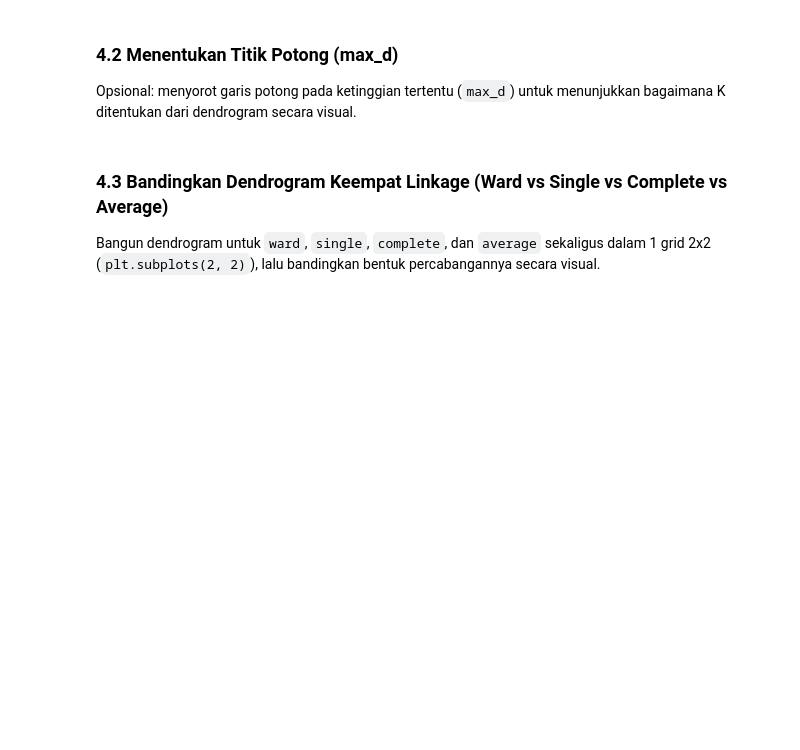
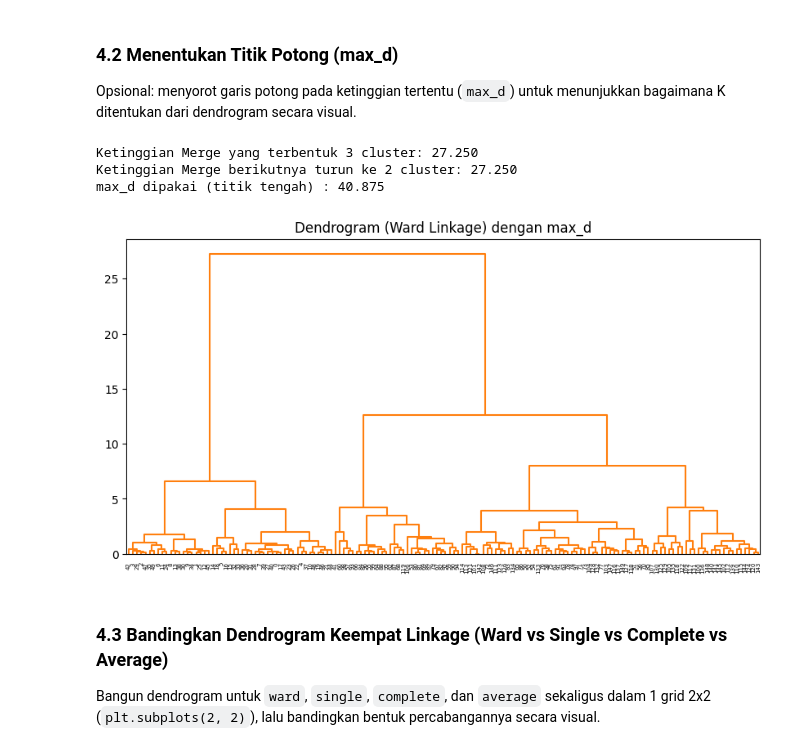
Before and after one commit to Renobelajar/prak-datascience-5, a Jupyter notebook: Template_5_Clustering-Hierarchical.ipynb, the cells around one changed output. Drawn from its saved outputs; the diff is of its cells as text; code cells hidden in the pictures; blank space fills up the shorter version.

Commit message:
titik potong

```diff
--- a/Template_5_Clustering-Hierarchical.ipynb
+++ b/Template_5_Clustering-Hierarchical.ipynb
@@ -126,6 +126,28 @@ plt.show()
 ### 4.2 Menentukan Titik Potong (max_d)
 
 Opsional: menyorot garis potong pada ketinggian tertentu (`max_d`) untuk menunjukkan bagaimana K ditentukan dari dendrogram secara visual.
+# %%
+k_target = 3
+n = X_scaled.shape[0]
+
+idx_masuk_k = n - k_target + 1
+idx_keluar_k = n - k_target + 1
+max_d = Z[idx_masuk_k, 2] + Z[idx_keluar_k, 2] / 2
+
+print(f"Ketinggian Merge yang terbentuk {k_target} cluster: {Z[idx_masuk_k, 2]:.3f}")
+print(f"Ketinggian Merge berikutnya turun ke {k_target - 1} cluster: {Z[idx_keluar_k, 2]:.3f}")
+print(f"max_d dipakai (titik tengah) : {max_d:.3f}")
+
+plt.figure(figsize=(10, 5))
+dendrogram(Z, color_threshold=max_d)
+plt.axhline(y=max_d,linestyle='--')
+plt.title("Dendrogram (Ward Linkage) dengan max_d")
+plt.show()
+# %% [output]
+Ketinggian Merge yang terbentuk 3 cluster: 27.250
+Ketinggian Merge berikutnya turun ke 2 cluster: 27.250
+max_d dipakai (titik tengah) : 40.875
+[figure, added]
 # %% [markdown]
 ### 4.3 Bandingkan Dendrogram Keempat Linkage (Ward vs Single vs Complete vs Average)
 
```
